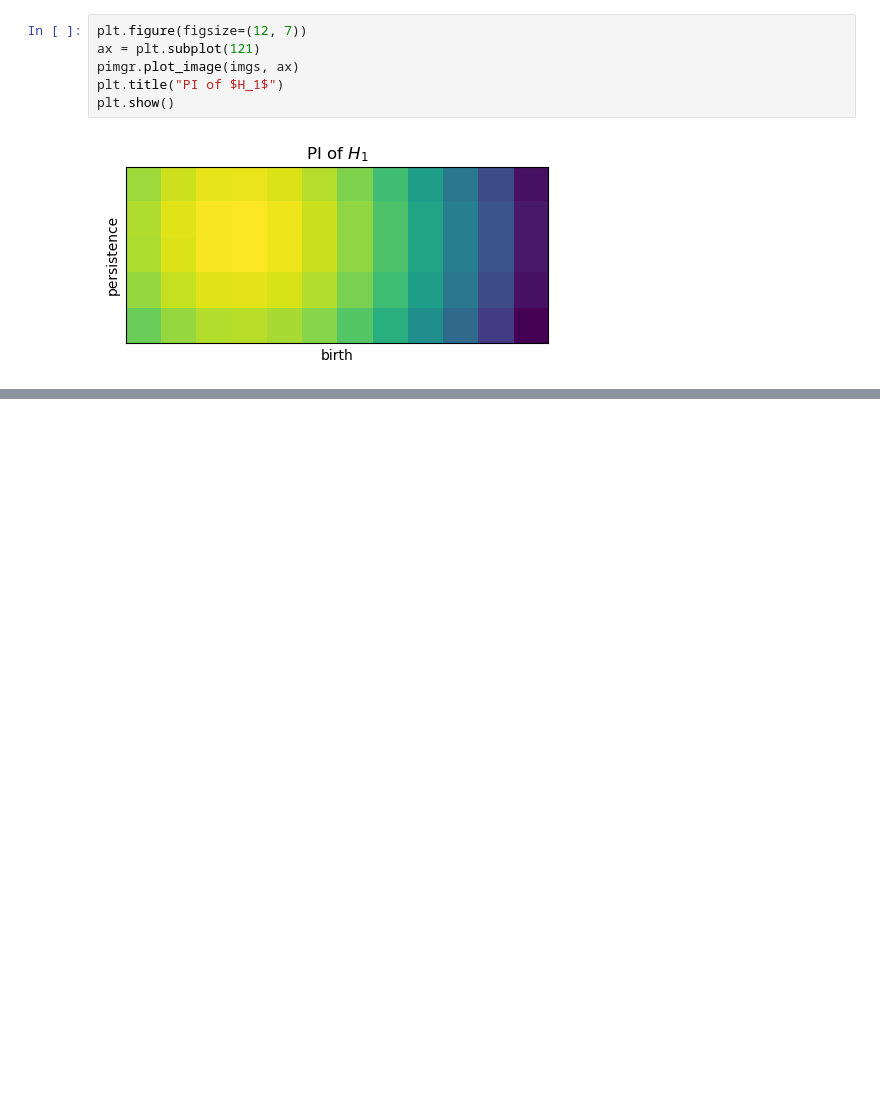
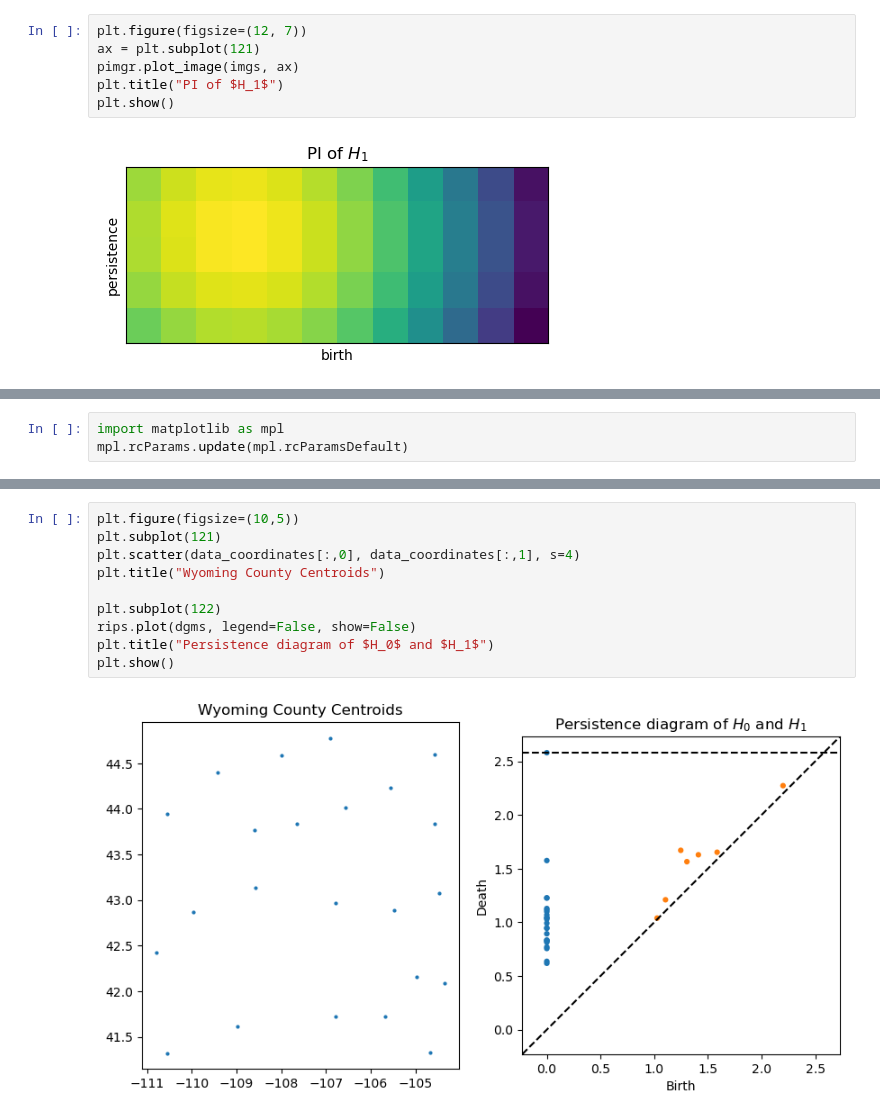
Before and after one commit to hashansl/opioid-risk-modeling, a Jupyter notebook: persistance.ipynb, the cells around one changed output, grey strips where cells are left out. Drawn from its saved outputs; the diff is of its cells as text; blank space fills up the shorter version.

```diff
--- a/persistance.ipynb
+++ b/persistance.ipynb
@@ -306,0 +369,3 @@ plt.show()
+# %%
+import matplotlib as mpl
+mpl.rcParams.update(mpl.rcParamsDefault)
@@ -306,0 +395,12 @@ plt.show()
+# %%
+plt.figure(figsize=(10,5))
+plt.subplot(121)
+plt.scatter(data_coordinates[:,0], data_coordinates[:,1], s=4)
+plt.title("Wyoming County Centroids")
+
+plt.subplot(122)
+rips.plot(dgms, legend=False, show=False)
+plt.title("Persistence diagram of $H_0$ and $H_1$")
+plt.show()
+# %% [output]
+[figure, added]
```
Also changed, not shown: parts of 15 cells of this notebook.
